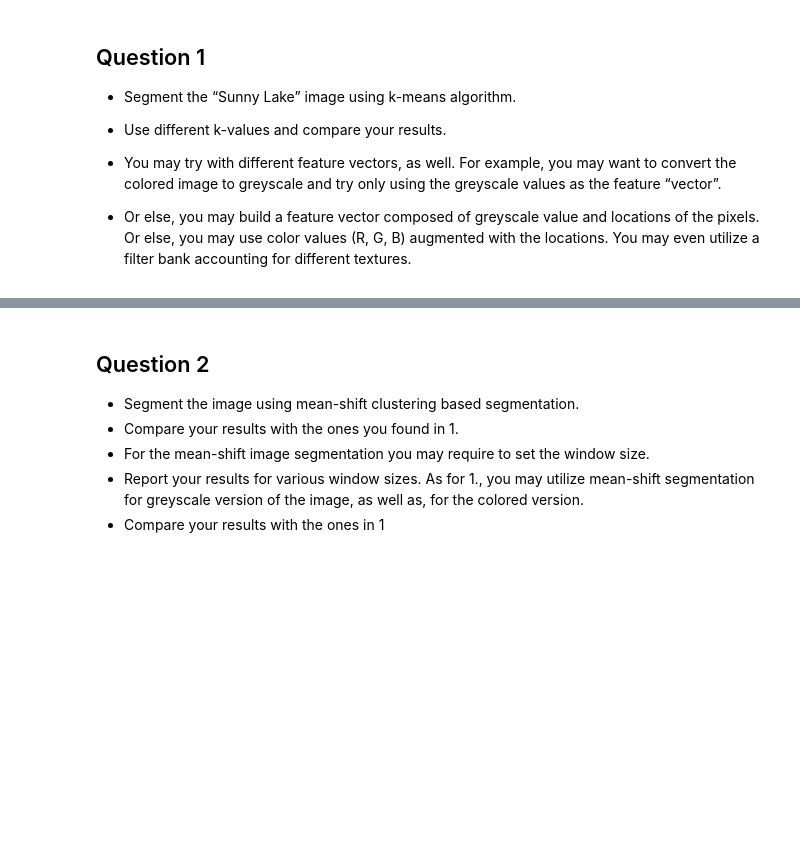
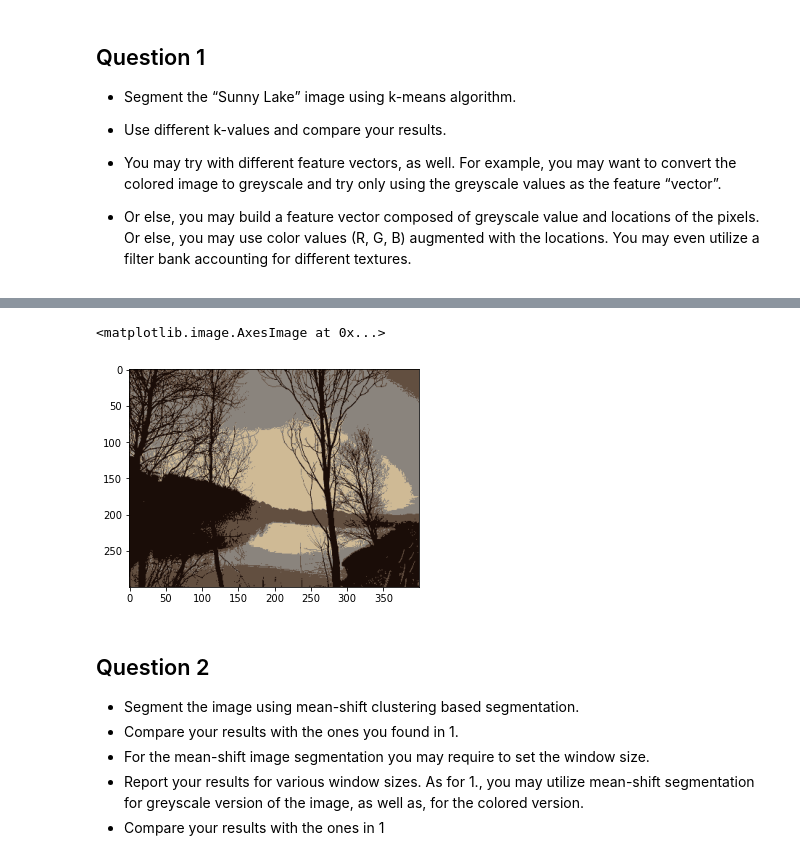
Before and after one commit to yukosgiti/BBL_588_HW_2, a Jupyter notebook: homemork2.ipynb, the cells around one changed output, grey strips where cells are left out. Cells and saved outputs as stored; diff of their text form; code cells hidden in the pictures; blank space fills up the shorter version.

Commit message:
Discuss HW1 issue. Add first clustering.

```diff
--- a/homemork2.ipynb
+++ b/homemork2.ipynb
@@ -15,3 +37,30 @@ Yüksel Kapan - 7004191018
+# %%
+# Inspired from the following link.
+# https://dzone.com/articles/cluster-image-with-k-means
+
+# Shape of sunny_lake is (300, 400, 3).
+# However to use kmeans cluestering we need to reshape it to 2D. E.g. (x, y, color) => (x*y, color)
+x, y, z = sunny_lake.shape
+sunny_lake_2d = sunny_lake.reshape(x*y, z)
+# %%
+
+from sklearn.cluster import KMeans
+
+# Inspired from...
+# https://stackoverflow.com/a/47152316
+
+kmeans = KMeans(n_clusters=4, random_state=0)
+kmeans.fit(sunny_lake_2d)
+
+# Based on the clusters calculate segments
+segmented_sunny_lake = kmeans.cluster_centers_[kmeans.labels_]
+
+# Reshape it back to the original 3D from 2D.
+segmentted_sunny_lake = segmentted_sunny_lake.reshape(sunny_lake.shape)
+plt.imshow(segmented_sunny_lake)
+# %% [output]
+<matplotlib.image.AxesImage at 0x...>
+[figure, added]
 # %% [markdown]
 ## Question 2
 
```
Also changed, not shown: parts of 4 cells of this notebook.
